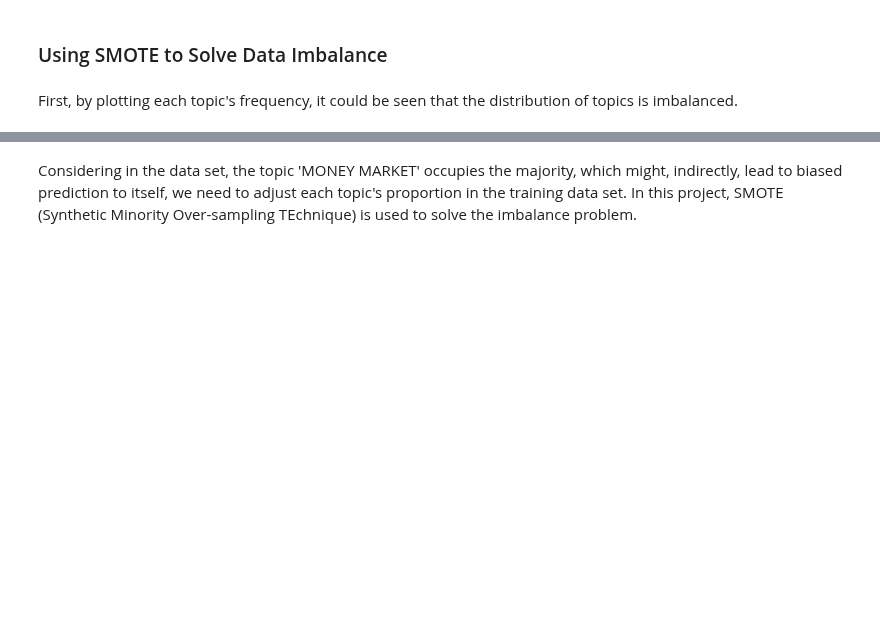
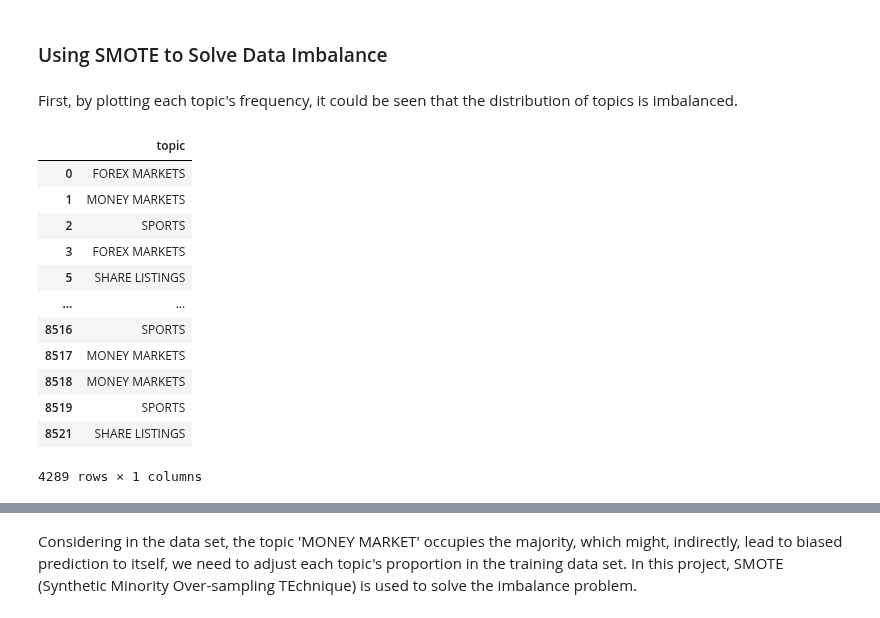
Before and after one commit to HenryLiangzy/COMP9417_Project, a Jupyter notebook: Raymond's Work.ipynb, the cells around one changed output, grey strips where cells are left out. Drawn from its saved outputs; the diff is of its cells as text; code cells hidden in the pictures; blank space fills up the shorter version.

```diff
--- a/Raymond's Work.ipynb
+++ b/Raymond's Work.ipynb
@@ -57,6 +62,22 @@ From the output above, it could be seen that the extracted TF-IDF vectors from t
 ### Using SMOTE to Solve Data Imbalance
 # %% [markdown]
  First, by plotting each topic's frequency, it could be seen that the distribution of topics is imbalanced.
+# %%
+train_y.to_frame()
+# %% [output]
+|  | topic |
+| 0 | FOREX MARKETS |
+| 1 | MONEY MARKETS |
+| 2 | SPORTS |
+| 3 | FOREX MARKETS |
+| 5 | SHARE LISTINGS |
+| ... | ... |
+| 8516 | SPORTS |
+| 8517 | MONEY MARKETS |
+| 8518 | MONEY MARKETS |
+| 8519 | SPORTS |
+| 8521 | SHARE LISTINGS |
+4289 rows × 1 columns
 # %%
 bars = alt.Chart(train_y.to_frame()).mark_bar(size=50).encode(
     x=alt.X("topic"),
```
Also changed, not shown: parts of 5 cells of this notebook.
